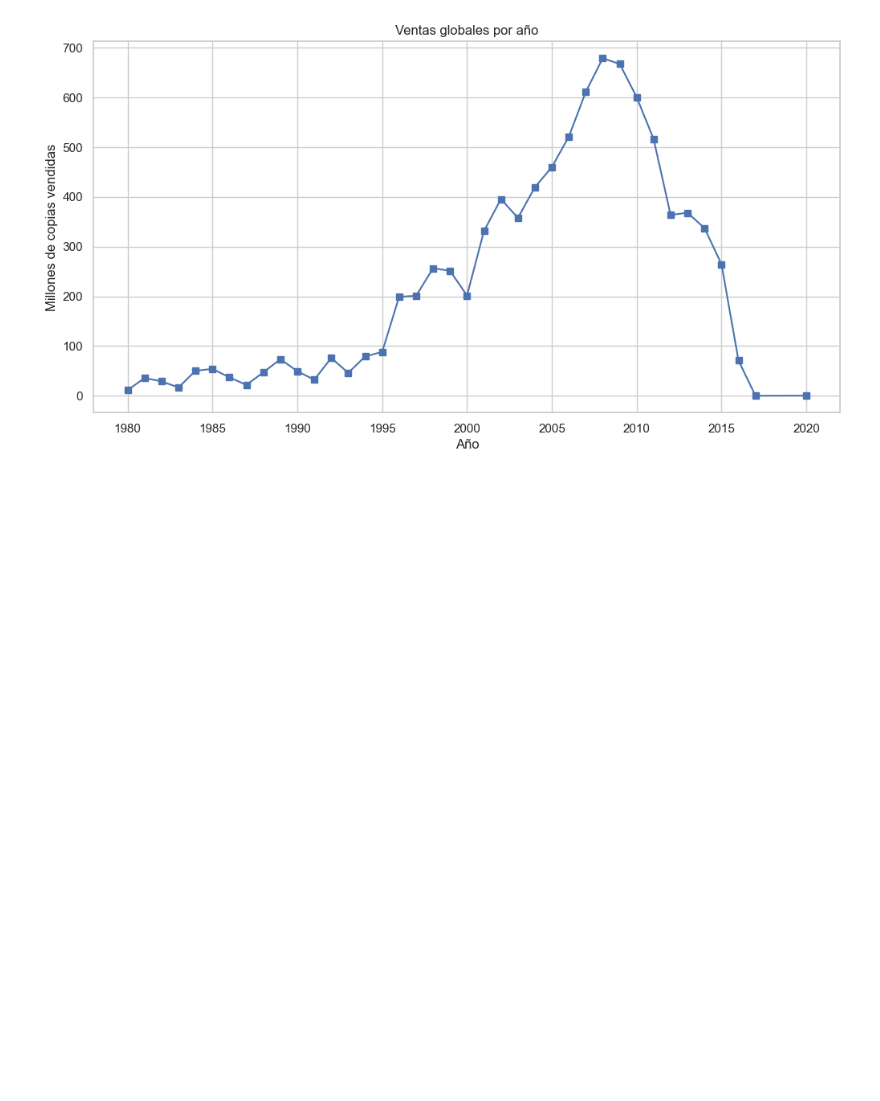
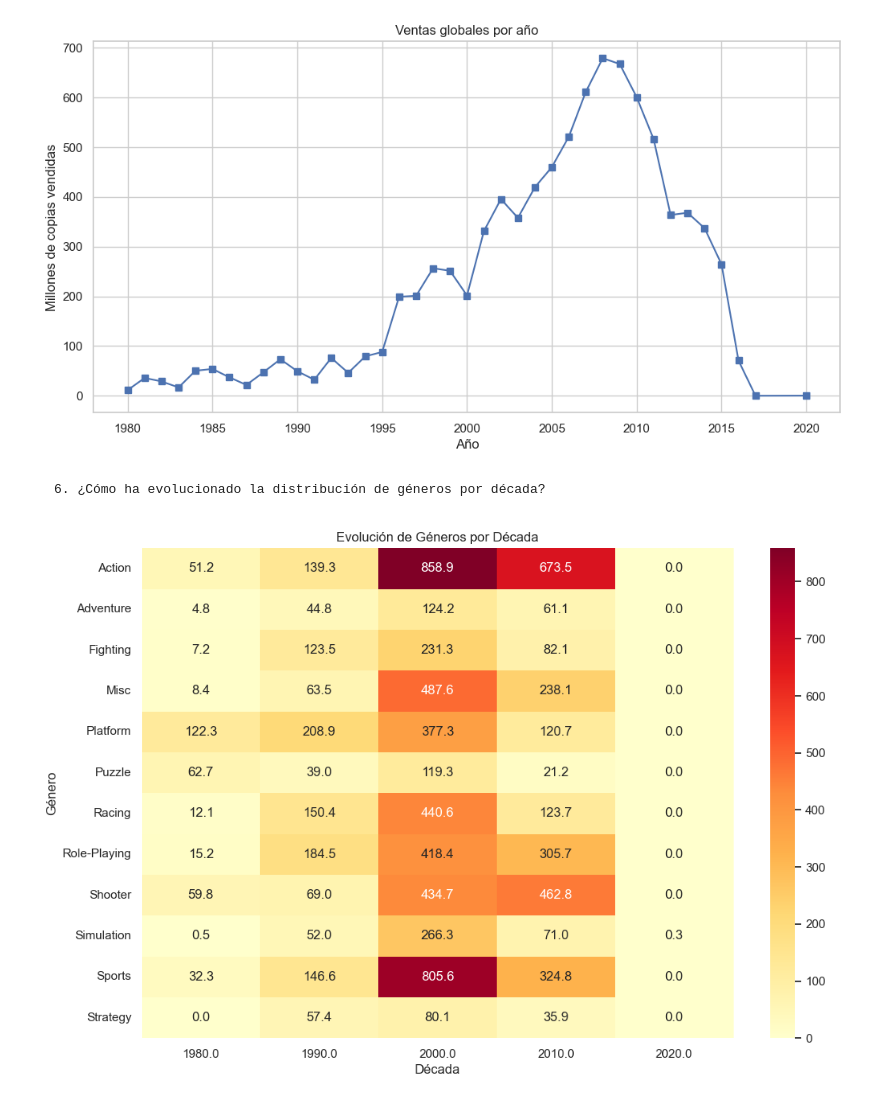
Before and after one commit to jn4varro/video-game-sales-eda, a Jupyter notebook: 01_videogame_sales_analysis.ipynb, the cells around one changed output. Saved outputs shown, nothing was run; the diff lists cells and outputs as text; code cells hidden in the pictures; blank space fills up the shorter version.

```diff
--- a/01_videogame_sales_analysis.ipynb
+++ b/01_videogame_sales_analysis.ipynb
@@ -159,3 +173,26 @@ plt.grid(True)
 plt.show()
 # %% [output]
 [figure]
+# %% [markdown]
+    6. ¿Cómo ha evolucionado la distribución de géneros por década?
+# %%
+# Crear columna de década
+df['Decade'] = (df['Year'] // 10) * 10
+
+# Agrupar por década y género
+decade_genre = df.pivot_table(
+    values='Global_Sales',
+    index='Genre',
+    columns='Decade',
+    aggfunc='sum'
+).fillna(0)
+
+# Crear heatmap
+plt.figure(figsize=(12, 8))
+sns.heatmap(decade_genre, annot=True, fmt='.1f', cmap='YlOrRd')
+plt.title('Evolución de Géneros por Década')
+plt.ylabel('Género')
+plt.xlabel('Década')
+plt.show()
+# %% [output]
+[figure, added]
```
Also changed, not shown: parts of 6 cells of this notebook.
